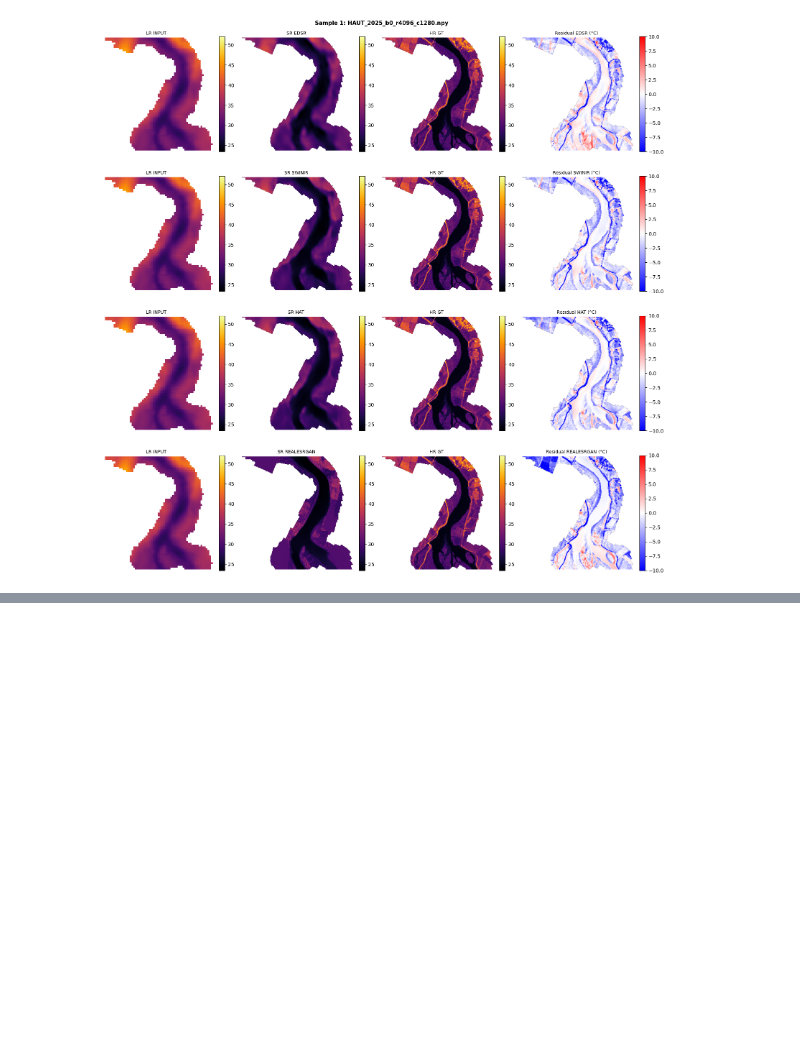
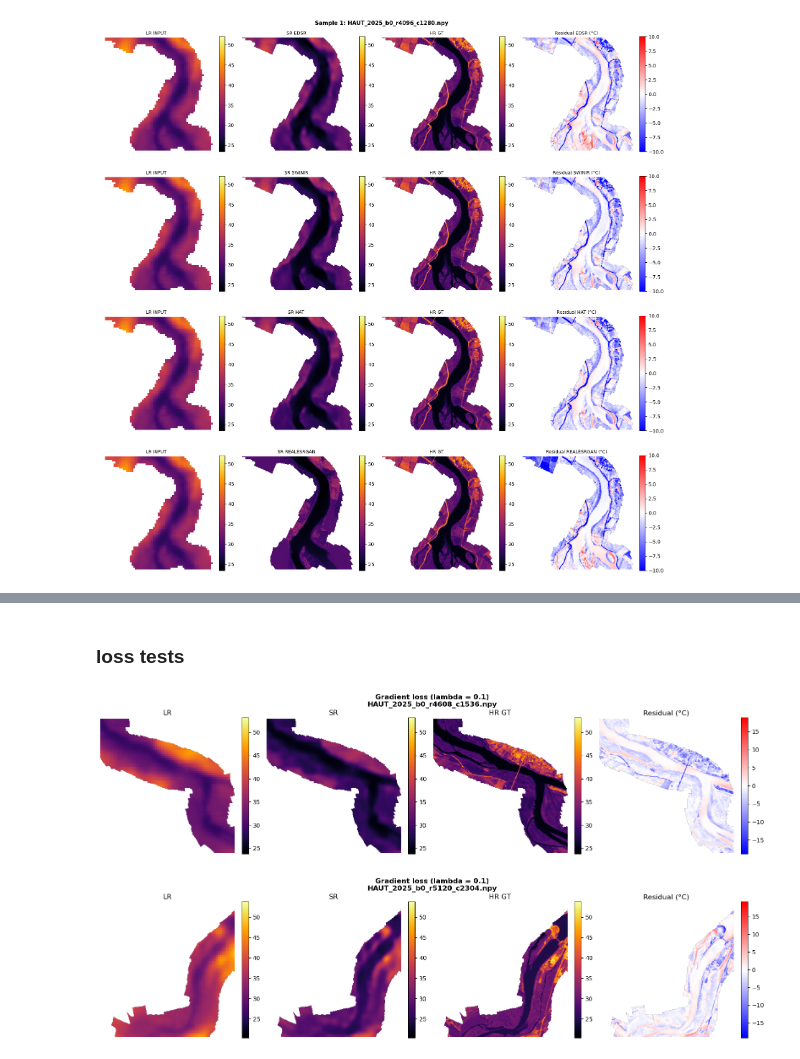
Before and after one commit to Ethel-Ogallo/Superresolution-TIR, a Jupyter notebook: notebooks/02_bench_comp.ipynb, the cells around one changed output, grey strips where cells are left out. Saved outputs shown, nothing was run; the diff lists cells and outputs as text; code cells hidden in the pictures; blank space fills up the shorter version.

Commit message:
ablation experiments for water aware and gradient loss

```diff
--- a/notebooks/02_bench_comp.ipynb
+++ b/notebooks/02_bench_comp.ipynb
@@ -323,0 +624,67 @@ for s_idx, sample in enumerate(samples):
+# %% [markdown]
+### loss tests
+# %%
+# Plot results
+for s_idx, sample in enumerate(samples):
+
+    fname = sample["fname"]
+
+    lr_np, hr_np, hr_mask, vmin, vmax = prep_sample(sample)
+
+    # Build batch for model
+    batch = {"lr": sample["lr"].unsqueeze(0).to(device)}
+
+    if "aux" in sample:
+        batch["aux"] = sample["aux"].unsqueeze(0).to(device)
+
+    # Inference
+    with torch.no_grad():
+        sr = model(batch)
+
+    # Denormalize SR
+    sr_celsius = (sr[:, 0:1] * HR_STD + HR_MEAN).squeeze().cpu().numpy()
+
+    #mask invalid regions
+    sr_celsius = np.where(hr_mask > 0.5, sr_celsius, np.nan)
+
+    # Residual
+    residual = sr_celsius - hr_np
+
+    res_lim = (np.nanmax(np.abs(residual))if np.isfinite(residual).any()else 5)
+
+    # Plot
+    fig, axes = plt.subplots(1, 4, figsize=(16, 4))
+
+    fig.suptitle(f"Gradient loss (lambda = 0.1)\n{fname}",fontsize=12,fontweight="bold")
+
+    # LR
+    im = axes[0].imshow(lr_np,cmap="inferno",vmin=vmin,vmax=vmax)
+    axes[0].set_title("LR")
+    axes[0].axis("off")
+    plt.colorbar(im, ax=axes[0], fraction=0.046)
+
+    # SR
+    im = axes[1].imshow(sr_celsius,cmap="inferno",vmin=vmin,vmax=vmax)
+    axes[1].set_title("SR")
+    axes[1].axis("off")
+    plt.colorbar(im, ax=axes[1], fraction=0.046)
+
+    # HR
+    im = axes[2].imshow( hr_np,cmap="inferno", vmin=vmin,vmax=vmax)
+    axes[2].set_title("HR GT")
+    axes[2].axis("off")
+    plt.colorbar(im, ax=axes[2], fraction=0.046)
+
+    # Residual
+    im = axes[3].imshow(residual,cmap="bwr",vmin=-res_lim,vmax=res_lim)
+    axes[3].set_title("Residual (°C)")
+    axes[3].axis("off")
+    plt.colorbar(im, ax=axes[3], fraction=0.046)
+
+    plt.tight_layout()
+    plt.show()
+
+    torch.cuda.empty_cache()
+# %% [output]
+[figure, added]
+[figure, added]
```
Also changed, not shown: parts of 10 cells of this notebook, 15 other files.
